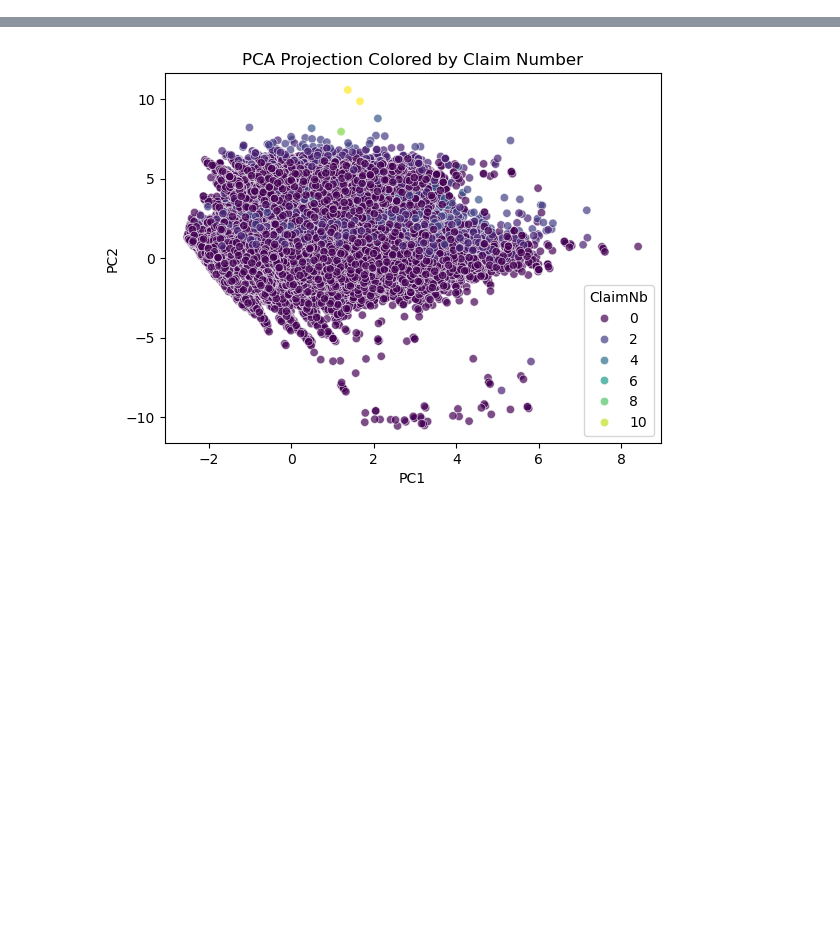
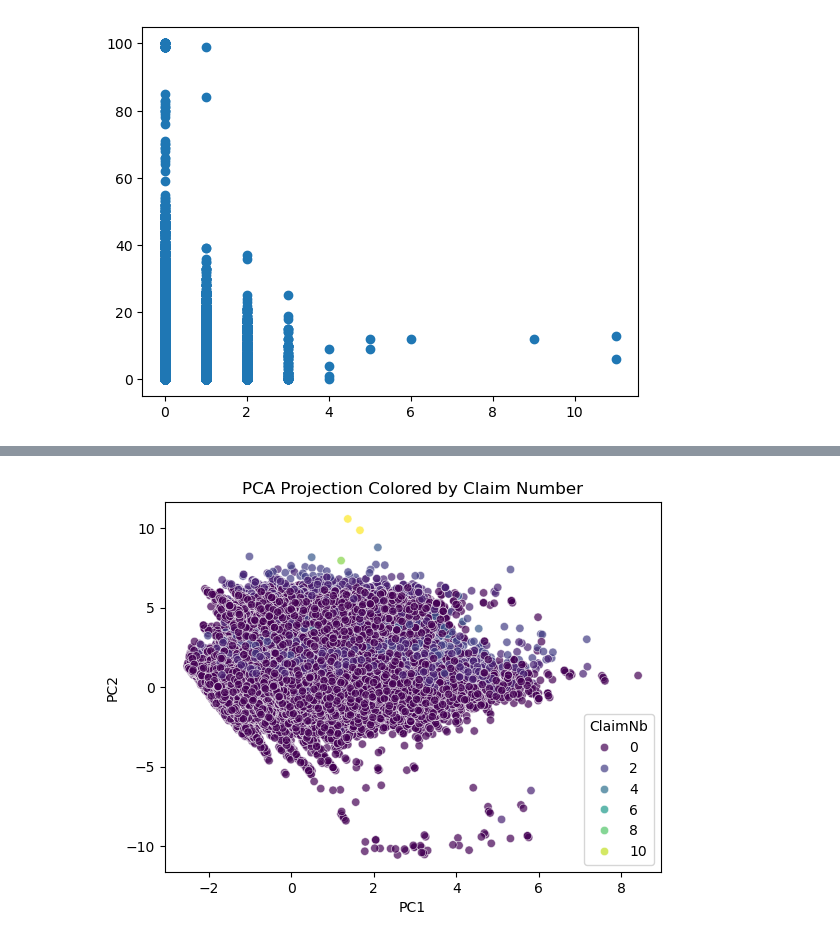
Before and after one commit to HKrtsn/ML-Project, a Jupyter notebook: pca_clustering_scraps.ipynb, the cells around one changed output, grey strips where cells are left out. Drawn from its saved outputs; the diff is of its cells as text; code cells hidden in the pictures; blank space fills up the shorter version.

```diff
--- a/pca_clustering_scraps.ipynb
+++ b/pca_clustering_scraps.ipynb
@@ -5,0 +23,5 @@ df=pd.read_csv('Project_description_and_data/claims_train.csv')
+# %%
+plt.scatter(x= df['ClaimNb'], y=df['VehAge'])
+plt.show()
+# %% [output]
+[figure, added]
```
Also changed, not shown: parts of 5 cells of this notebook, 1 other file.
